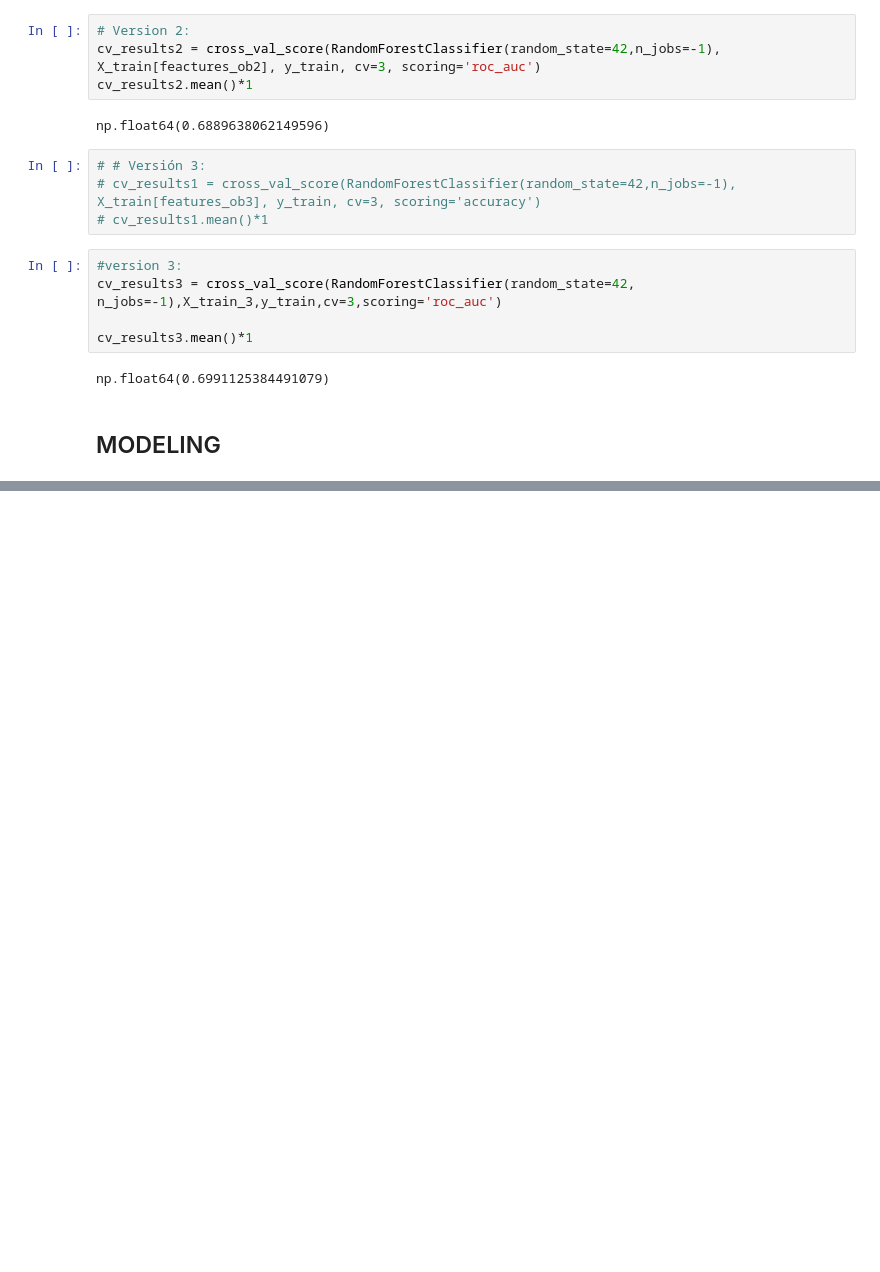
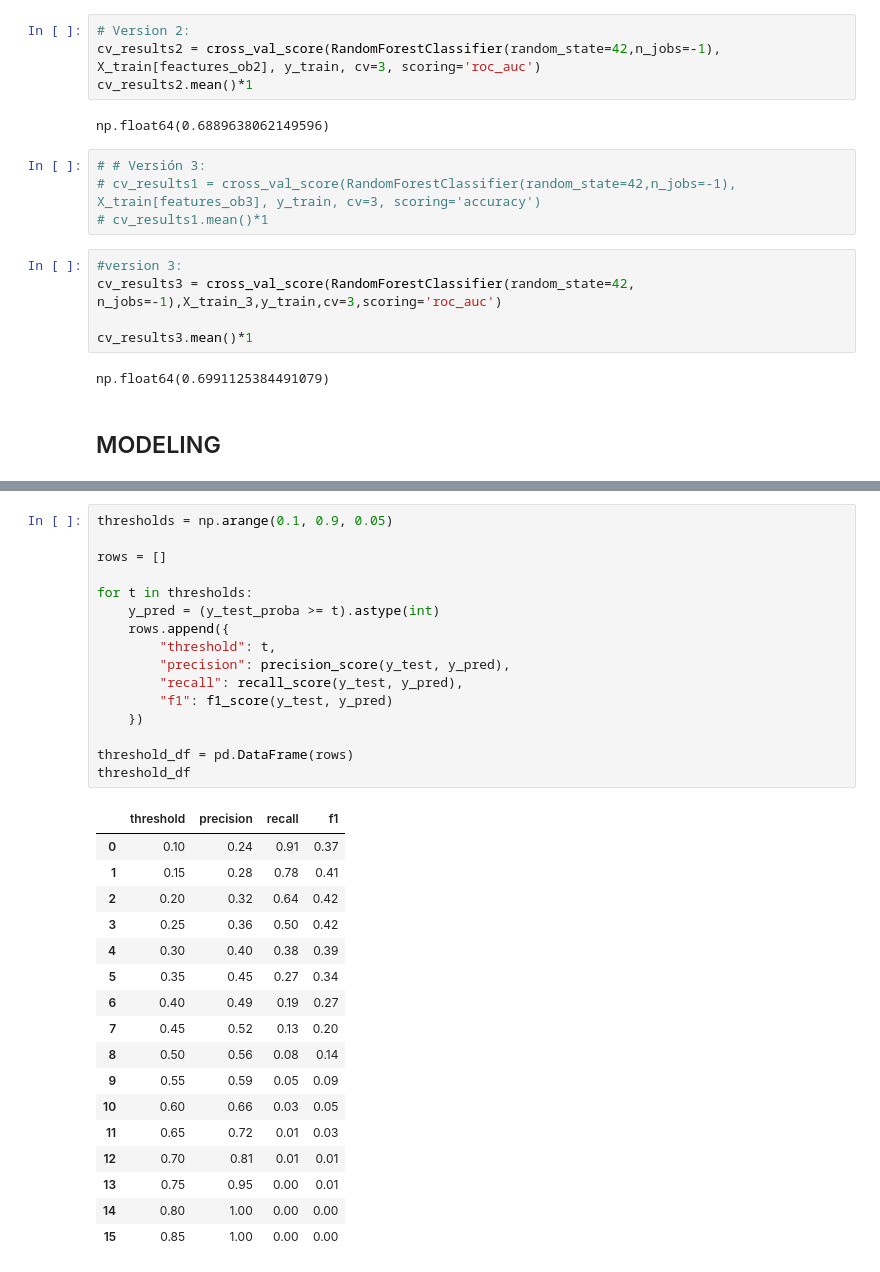
Before and after one commit to 4GeeksAcademy/final_project_creditscoring, a Jupyter notebook: notebooks/EDA.ipynb, the cells around one changed output, grey strips where cells are left out. Drawn from its saved outputs; the diff is of its cells as text; blank space fills up the shorter version.

```diff
--- a/notebooks/EDA.ipynb
+++ b/notebooks/EDA.ipynb
@@ -1568,0 +1845,34 @@ X_train_1a, X_val_1a, y_train_1a, y_val = train_test_split(X_train_1, y_train, t
+# %%
+thresholds = np.arange(0.1, 0.9, 0.05)
+
+rows = []
+
+for t in thresholds:
+    y_pred = (y_test_proba >= t).astype(int)
+    rows.append({
+        "threshold": t,
+        "precision": precision_score(y_test, y_pred),
+        "recall": recall_score(y_test, y_pred),
+        "f1": f1_score(y_test, y_pred)
+    })
+
+threshold_df = pd.DataFrame(rows)
+threshold_df
+# %% [output]
+|  | threshold | precision | recall | f1 |
+| 0 | 0.10 | 0.24 | 0.91 | 0.37 |
+| 1 | 0.15 | 0.28 | 0.78 | 0.41 |
+| 2 | 0.20 | 0.32 | 0.64 | 0.42 |
+| 3 | 0.25 | 0.36 | 0.50 | 0.42 |
+| 4 | 0.30 | 0.40 | 0.38 | 0.39 |
+| 5 | 0.35 | 0.45 | 0.27 | 0.34 |
+| 6 | 0.40 | 0.49 | 0.19 | 0.27 |
+| 7 | 0.45 | 0.52 | 0.13 | 0.20 |
+| 8 | 0.50 | 0.56 | 0.08 | 0.14 |
+| 9 | 0.55 | 0.59 | 0.05 | 0.09 |
+| 10 | 0.60 | 0.66 | 0.03 | 0.05 |
+| 11 | 0.65 | 0.72 | 0.01 | 0.03 |
+| 12 | 0.70 | 0.81 | 0.01 | 0.01 |
+| 13 | 0.75 | 0.95 | 0.00 | 0.01 |
+| 14 | 0.80 | 1.00 | 0.00 | 0.00 |
+| 15 | 0.85 | 1.00 | 0.00 | 0.00 |
```
Also changed, not shown: parts of 40 cells of this notebook.
